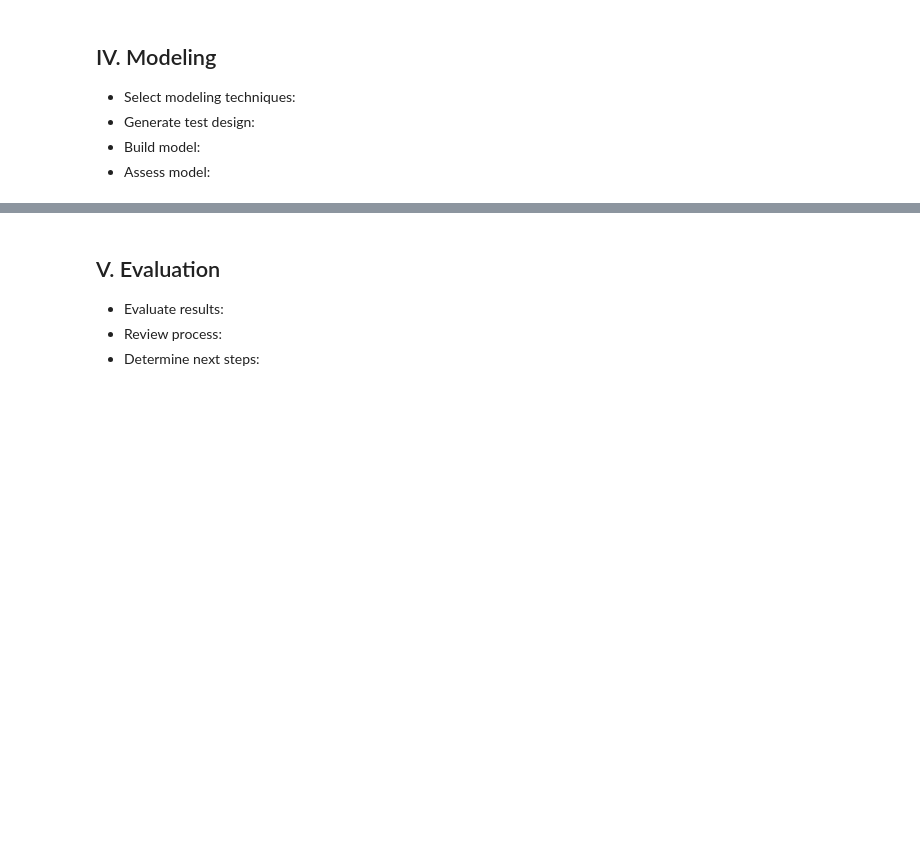
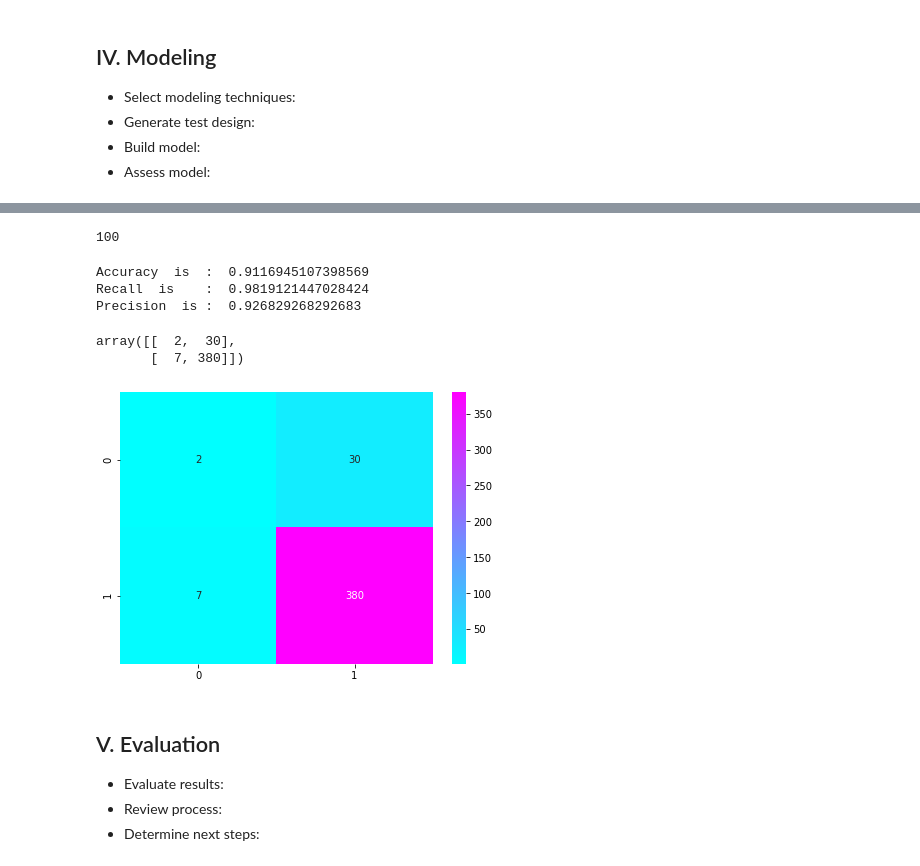
Before and after one commit to isaquepim/Isaura_detector, a Jupyter notebook: summary-Crisp_DM.ipynb, the cells around one changed output, grey strips where cells are left out. Drawn from its saved outputs; the diff is of its cells as text; code cells hidden in the pictures; blank space fills up the shorter version.

Commit message:
adding LSTM model

```diff
--- a/summary-Crisp_DM.ipynb
+++ b/summary-Crisp_DM.ipynb
@@ -577,0 +878,11 @@ Build dataframe
+# %%
+embed_dim = 32
+lstm_out = 32
+model = Sequential()
+model.add(Embedding(max_features, embed_dim,input_length = X.shape[1]))
+model.add(Dropout(0.2))
+model.add(LSTM(lstm_out, dropout=0.2, recurrent_dropout=0.4))
+model.add(Dense(1,activation='sigmoid'))
+adam = optimizers.Adam(learning_rate=0.002)
+model.compile(loss = 'binary_crossentropy', optimizer=adam ,metrics = ['accuracy'])
+print(model.summary())
@@ -577,0 +907,4 @@ Build dataframe
+# %%
+y_pred = model.predict(X_test).round()
+# %%
+model.fit(X_train, y_train, epochs = 10, batch_size=32, validation_data=(X_test, y_test))
@@ -578,3 +933,28 @@ Build dataframe
+# %%
+train_accuracy = round(metrics.accuracy_score(y_train,model.predict(X_train).round())*100)
+train_accuracy
+# %% [output]
+100
+# %%
+print('Accuracy  is  : ', (metrics.accuracy_score(y_test, y_pred)))
+print('Recall  is    : ', (metrics.recall_score(y_test, y_pred)))
+print('Precision  is : ', (metrics.precision_score(y_test, y_pred)))
+# %% [output]
+Accuracy  is  :  0.9116945107398569
+Recall  is    :  0.9819121447028424
+Precision  is :  0.926829268292683
+# %%
+conm = confusion_matrix(y_test,y_pred)
+conm
+# %% [output]
+array([[  2,  30],
+       [  7, 380]])
+# %%
+plt.figure(figsize=(7, 5))
+sns.heatmap(conm, annot=True, fmt='d', cmap='cool')
+plt.show()
+# %% [output]
+[figure, added]
 # %% [markdown]
 ## V. Evaluation
 
```
Also changed, not shown: parts of 38 cells of this notebook.
